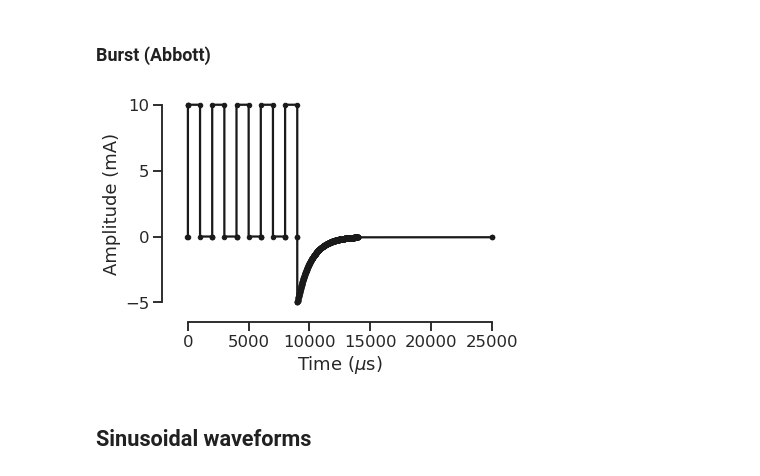
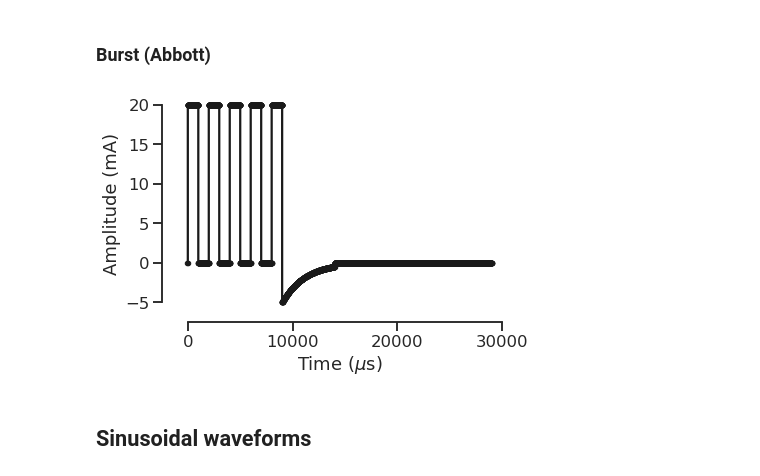
Before and after one commit to conorkeogh/wavewriter, a Jupyter notebook: nbs/04_examples.ipynb, the cells around one changed output. Drawn from its saved outputs; the diff is of its cells as text; code cells hidden in the pictures.

```diff
--- a/nbs/04_examples.ipynb
+++ b/nbs/04_examples.ipynb
@@ -167,7 +157,7 @@ KeyboardInterrupt:
 # %%
 # Generate high frequency tonic stimulation
 v, t = generate_tonic(
-    10, # mA
+    20, # mA
     10000, # Hz
     30, # mA
     biphasic=True
@@ -248,7 +233,7 @@ def generate_burst_boston(
 # %%
 # Generate Boston burst waveform
 v, t = generate_burst_boston(
-    10, # mA
+    20, # mA
     5, # pulses per burst
     500, # Hz intraburst
     40, # Hz interburst
@@ -300,8 +286,8 @@ def generate_burst_abbott(
         t: ndarray; corresponding timepoints (us)
     '''
     # Create lists; start stimulation at t=0
-    v = [amplitude]
-    t = [0]
+    v = np.array([])
+    t = np.array([])
 
     # Get period + interval between pulses
     period_intra = 1000000 / intraburst # Period in microseconds
@@ -315,66 +301,55 @@ def generate_burst_abbott(
     # Generate pulses
     for pulse in range(4):
         # Start stimulation
-        v.append(amplitude)
-        t.append(t[-1])
-
-        # End stimulation pulse
-        v.append(0)
-        t.append(t[-1] + pulsewidth)
+        v = np.concatenate((v, np.ones(int(pulsewidth/10), dtype=int)*amplitude))
 
         # Add interval before next pulse
-        v.append(0)
-        t.append(t[-1] + interval_intra)
+        v = np.concatenate((v, np.zeros(int(interval_intra/10), dtype=int)))
 
     # Add last pulse - no interval after
-    v.append(amplitude)
-    t.append(t[-1])
-
-    v.append(0)
-    t.append(t[-1] + pulsewidth)
+    v = np.concatenate((v, np.ones(int(pulsewidth/10), dtype=int)*amplitude))
 
     # Add recovery phase
     t_ = np.linspace(0, 5000, num=500)
-    t_recovery = np.linspace(t[-1], t[-1] + 5000, num=500)
 
     # Get value to recover
-    target = amplitude * pulsewidth * 5
+    target = np.abs(np.sum(v))
 
     # Optimise parameters to match this
     x0 = 0.001
     res = minimize(objective, x0,
                   method='nelder-mead',
-                  args=(t_, -amplitude/2, target)
+                  args=(t_, -amplitude*0.25, target)
                   )
 
     # Get optimal value
     k = res.x
 
     # Get exponential recovery
-    v_recovery = exponential_decay(t_, -amplitude/2, -res.x)
+    v_recovery = exponential_decay(t_, -amplitude*0.25, -res.x)
 
     # Add to values
-    for idx, val in enumerate(v_recovery):
-        v.append(val)
-        t.append(t_recovery[idx])
+    v = np.concatenate((v, v_recovery))
 
     # Add interval before next burst
-    v.append(0)
-    t.append(t[0] + period_inter)
+    v = np.concatenate((v, np.zeros(int(interval_inter/10), dtype=int)))
+
+    # Get time
+    t = np.linspace(0, len(v)*10, num=len(v))
 
     return v, t
 # %%
 # Generate Abbott burst waveform
 v, t = generate_burst_abbott(
-    10, # mA
+    20, # mA
     500, # Hz intraburst
     40, # Hz interburst
     1000, # us pulsewidth
 )
 
 plot_waveforms(t, v)
 # %% [output]
-[figure, old version]
+[figure, new version]
 # %%
 # Send to device
 v_, t_ = convert_waveform(v, t)
```
Also changed, not shown: parts of 30 cells of this notebook, 5 other files.
